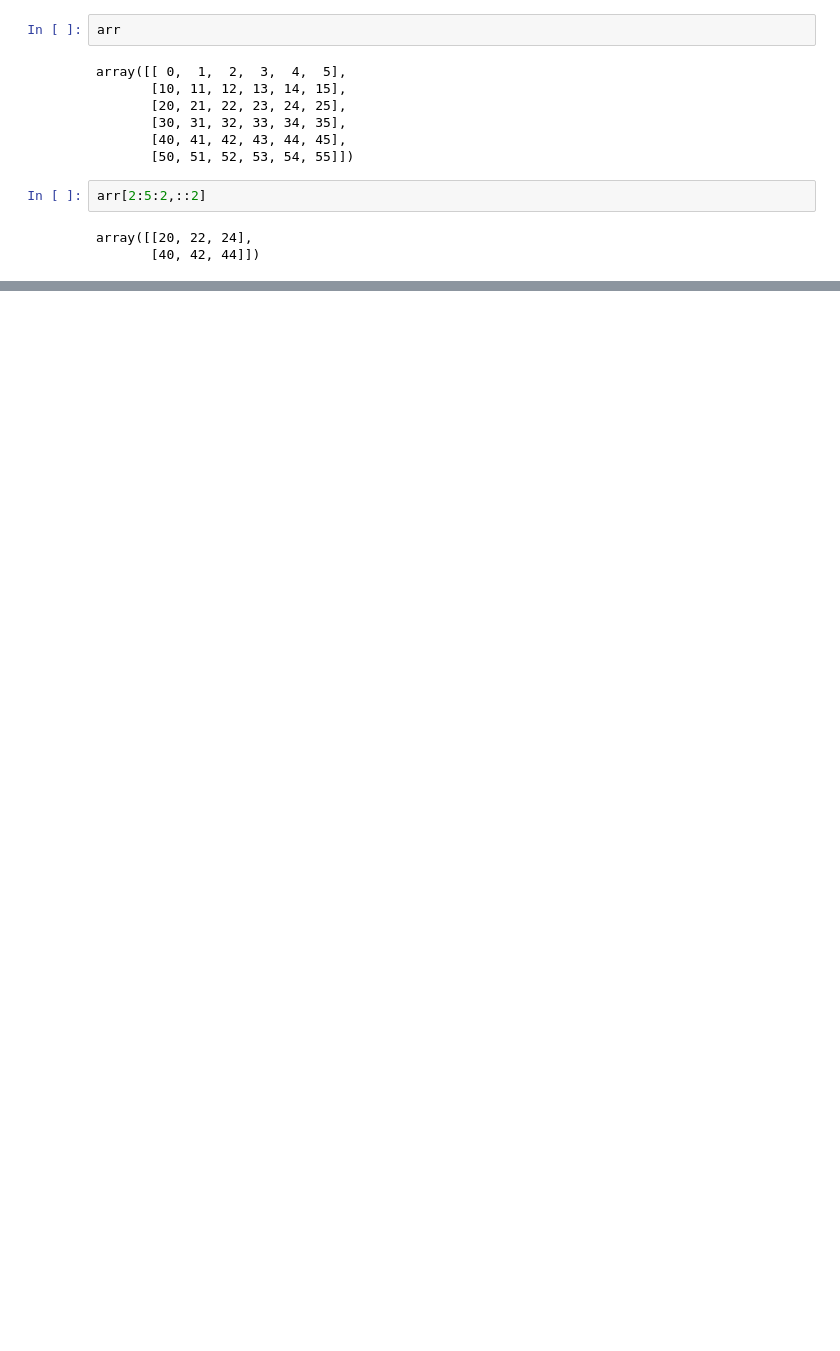
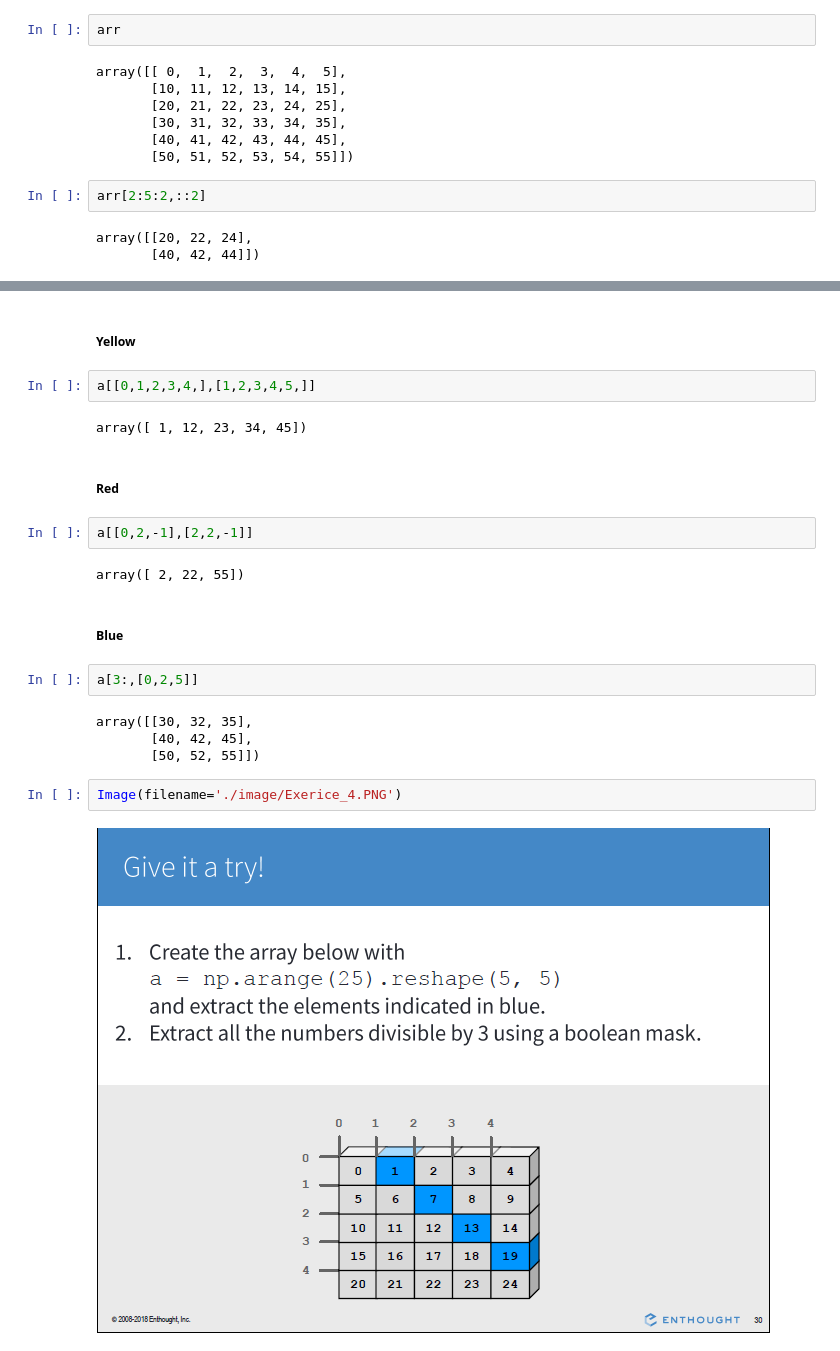
Before and after one commit to Jhonelkour/Numpy-Learning-Journey, a Jupyter notebook: Multi_Dimensional_Arrays.ipynb, the cells around one changed output, grey strips where cells are left out. Cells and saved outputs as stored; diff of their text form; blank space fills up the shorter version.

```diff
--- a/Multi_Dimensional_Arrays.ipynb
+++ b/Multi_Dimensional_Arrays.ipynb
@@ -175,0 +378,24 @@ array([[20, 22, 24],
+# %% [markdown]
+##### Yellow
+# %%
+a[[0,1,2,3,4,],[1,2,3,4,5,]]
+# %% [output]
+array([ 1, 12, 23, 34, 45])
+# %% [markdown]
+##### Red
+# %%
+a[[0,2,-1],[2,2,-1]]
+# %% [output]
+array([ 2, 22, 55])
+# %% [markdown]
+##### Blue
+# %%
+a[3:,[0,2,5]]
+# %% [output]
+array([[30, 32, 35],
+       [40, 42, 45],
+       [50, 52, 55]])
+# %%
+Image(filename='./image/Exerice_4.PNG')
+# %% [output]
+[figure, added]
```
Also changed, not shown: parts of 37 cells of this notebook.
